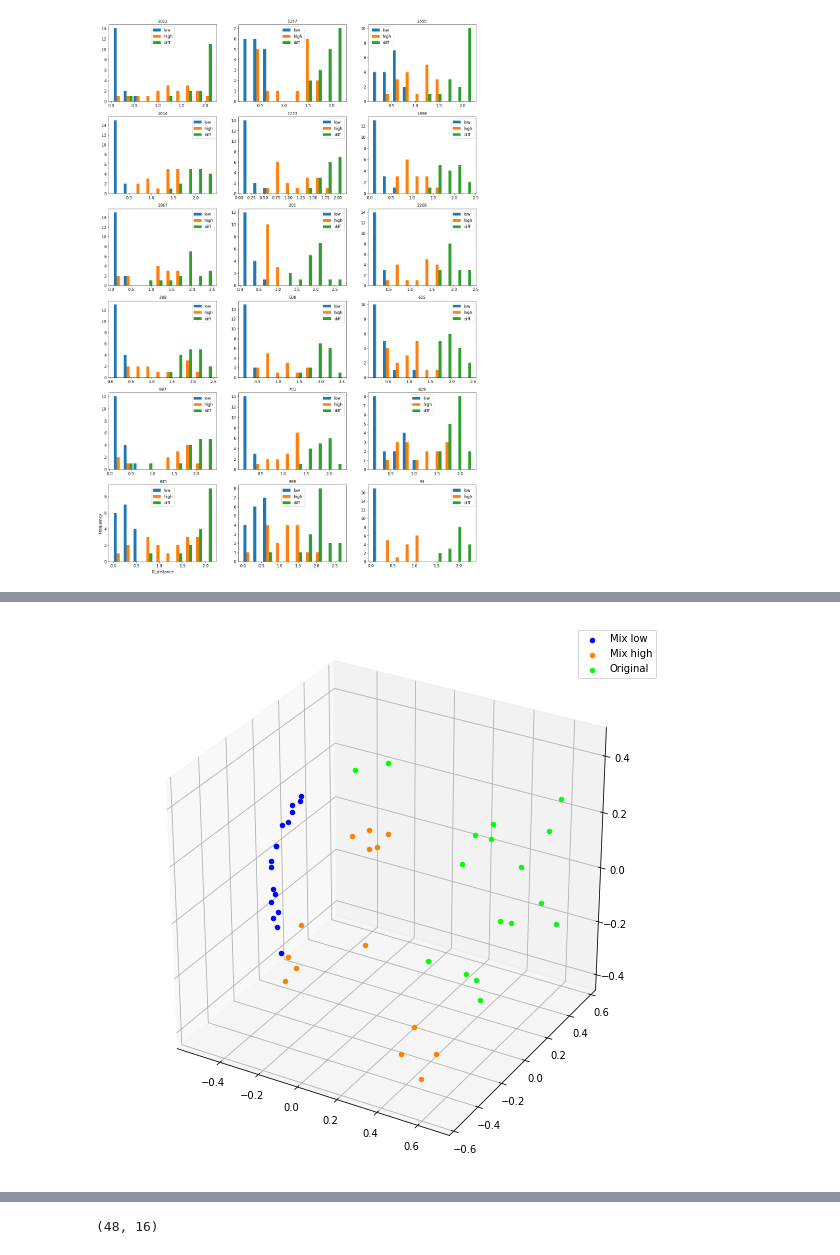
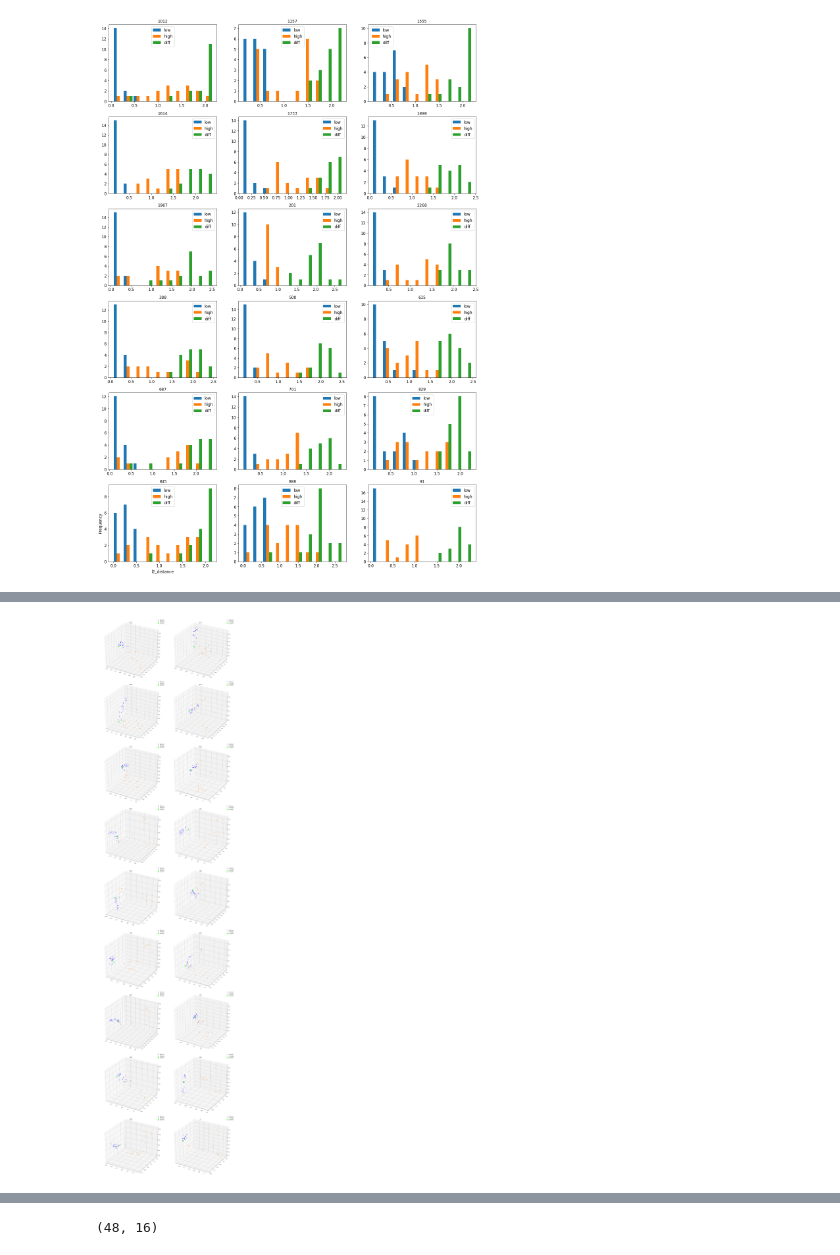
Before and after one commit to longluu/DL-styleGAN-faceForVisualExperiment, a Jupyter notebook: FaceNet.ipynb, the cells around one changed output, grey strips where cells are left out. Drawn from its saved outputs; the diff is of its cells as text; code cells hidden in the pictures.

Commit message:
Update plotting embedding space.

```diff
--- a/FaceNet.ipynb
+++ b/FaceNet.ipynb
@@ -194,3 +226,18 @@ for index, seed in enumerate(seed_original):
 plt.savefig('hist_embed_128.pdf', bbox_inches='tight')
 # %% [output]
 [figure]
+# %%
+# Plot histogram for all images
+font_size = 16
+fig = plt.figure(figsize=(20, 30))
+distance_low_all = l2_distance_low.flatten()
+distance_high_all = l2_distance_high.flatten()
+fig = plt.figure(figsize=(10, 5))
+ax = fig.add_subplot(111)
+plt.hist([distance_low_all, distance_high_all], bins=10, rwidth=0.9, label = ['low', 'high'])
+ax.tick_params(axis='both', which='major', labelsize=font_size)
+ax.set_ylabel('Frequency', fontsize = font_size)
+ax.set_xlabel('l2_distance', fontsize = font_size)
+ax.legend(fontsize = font_size)
+file_name = "hist_distance_all.pdf"
+plt.savefig(file_name)
@@ -197,44 +251,50 @@ plt.savefig('hist_embed_128.pdf', bbox_inches='tight')
 # %%
-############################ Explore the embedding space with PCA ############################
+############################ Explore the embedding space with PCA (individual image and include orginal image) ############################
 from sklearn.decomposition import PCA
 from mpl_toolkits.mplot3d import Axes3D
+fig = plt.figure(figsize=(20, 80))
+n_col = 2
+n_row = len(seed_original) / n_col
+for count, ind_plot in enumerate(seed_original):
+    # Prepare the embed array for PCA
+    index_image_test = list(seed_original).index(ind_plot)
 
-# Prepare the embed array for PCA
-index_image_test = list(seed_original).index('1967')
+    embed_mix_low_test = np.squeeze(embed_mix_low[index_image_test, :, :])
+    index_delete = np.where(np.isnan(embed_mix_low_test[:, 0]))
+    embed_mix_low_test = np.delete(embed_mix_low_test, obj=index_delete, axis=0)
 
-embed_mix_low_test = np.squeeze(embed_mix_low[index_image_test, :, :])
-index_delete = np.where(np.isnan(embed_mix_low_test[:, 0]))
-embed_mix_low_test = np.delete(embed_mix_low_test, obj=index_delete, axis=0)
+    embed_mix_high_test = np.squeeze(embed_mix_high[index_image_test, :, :])
+    index_delete = np.where(np.isnan(embed_mix_high_test[:, 0]))
+    embed_mix_high_test = np.delete(embed_mix_high_test, obj=index_delete, axis=0)
 
-embed_mix_high_test = np.squeeze(embed_mix_high[index_image_test, :, :])
-index_delete = np.where(np.isnan(embed_mix_high_test[:, 0]))
-embed_mix_high_test = np.delete(embed_mix_high_test, obj=index_delete, axis=0)
+    embed_original_test = embed_original
 
-embed_original_test = np.delete(embed_original, obj=index_image_test, axis=0)
+    embed_array_test = np.concatenate((embed_mix_low_test, embed_mix_high_test, embed_original_test), axis=0)
+    embed_label = np.concatenate((np.zeros(embed_mix_low_test.shape[0]), np.ones(embed_mix_high_test.shape[0]),
+                                 2*np.ones(embed_original_test.shape[0])), axis=0)
 
-embed_array_test = np.concatenate((embed_mix_low_test, embed_mix_high_test, embed_original_test), axis=0)
-embed_label = np.concatenate((np.zeros(embed_mix_low_test.shape[0]), np.ones(embed_mix_high_test.shape[0]),
-                             2*np.ones(embed_original_test.shape[0])), axis=0)
+    # Perform PCA with 3 components
+    pca = PCA(n_components=3)
+    embed_transform = pca.fit_transform(embed_array_test)
+    embed_transform_low = embed_transform[embed_label==0]
+    embed_transform_high = embed_transform[embed_label==1]
+    embed_transform_original = embed_transform[embed_label==2]
 
-# Perform PCA with 3 components
-pca = PCA(n_components=3)
-embed_transform = pca.fit_transform(embed_array_test)
-embed_transform_low = embed_transform[embed_label==0]
-embed_transform_high = embed_transform[embed_label==1]
-embed_transform_original = embed_transform[embed_label==2]
+    # Plot
+    ax = fig.add_subplot(n_row, n_col, count+1, projection='3d')
+    color_map = np.zeros((3, 3))
+    color_map[0,:] = np.array([0, 0, 1])
+    color_map[1,:] = np.array([1, 0.5, 0])
+    color_map[2,:] = np.array([0, 1, 0])
+    ax.scatter(xs=embed_transform_low[:, 0], ys=embed_transform_low[:, 1], zs=embed_transform_low[:, 2],
+               depthshade=False, c=np.expand_dims(color_map[0], axis=0), label='Mix low')
+    ax.scatter(xs=embed_transform_high[:, 0], ys=embed_transform_high[:, 1], zs=embed_transform_high[:, 2],
+               depthshade=False, c=np.expand_dims(color_map[1], axis=0), label='Mix high')
+    ax.scatter(xs=embed_transform_original[index_image_test, 0], ys=embed_transform_original[index_image_test, 1],
+               zs=embed_transform_original[index_image_test, 2], depthshade=False, c=np.expand_dims(color_map[2], axis=0), label='Original', s=100)
+    ax.set_title(ind_plot)
+    ax.legend()
+    plt.tight_layout()
 
-# Plot
-fig = plt.figure(figsize=(10, 10))
-ax = fig.add_subplot(1, 1, 1, projection='3d')
-color_map = np.zeros((3, 3))
-color_map[0,:] = np.array([0, 0, 1])
-color_map[1,:] = np.array([1, 0.5, 0])
-color_map[2,:] = np.array([0, 1, 0])
-ax.scatter(xs=embed_transform_low[:, 0], ys=embed_transform_low[:, 1], zs=embed_transform_low[:, 2],
-           depthshade=False, c=np.expand_dims(color_map[0], axis=0), label='Mix low')
-ax.scatter(xs=embed_transform_high[:, 0], ys=embed_transform_high[:, 1], zs=embed_transform_high[:, 2],
-           depthshade=False, c=np.expand_dims(color_map[1], axis=0), label='Mix high')
-ax.scatter(xs=embed_transform_original[:, 0], ys=embed_transform_original[:, 1], zs=embed_transform_original[:, 2],
-           depthshade=False, c=np.expand_dims(color_map[2], axis=0), label='Original')
-ax.legend()
+plt.savefig("pca_embed_128.pdf")
 # %% [output]
@@ -242 +301 @@ ax.legend()
-[figure, old version]
+[figure, new version]
```
Also changed, not shown: parts of 12 cells of this notebook.
